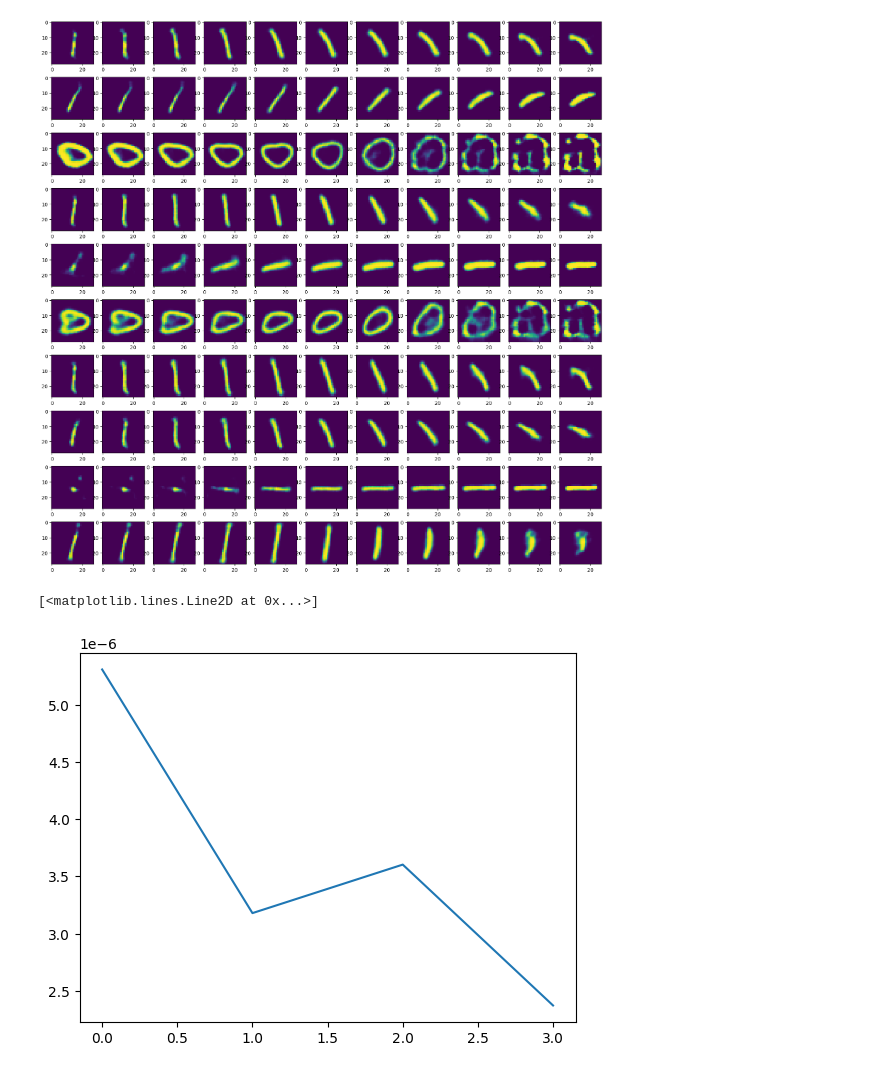
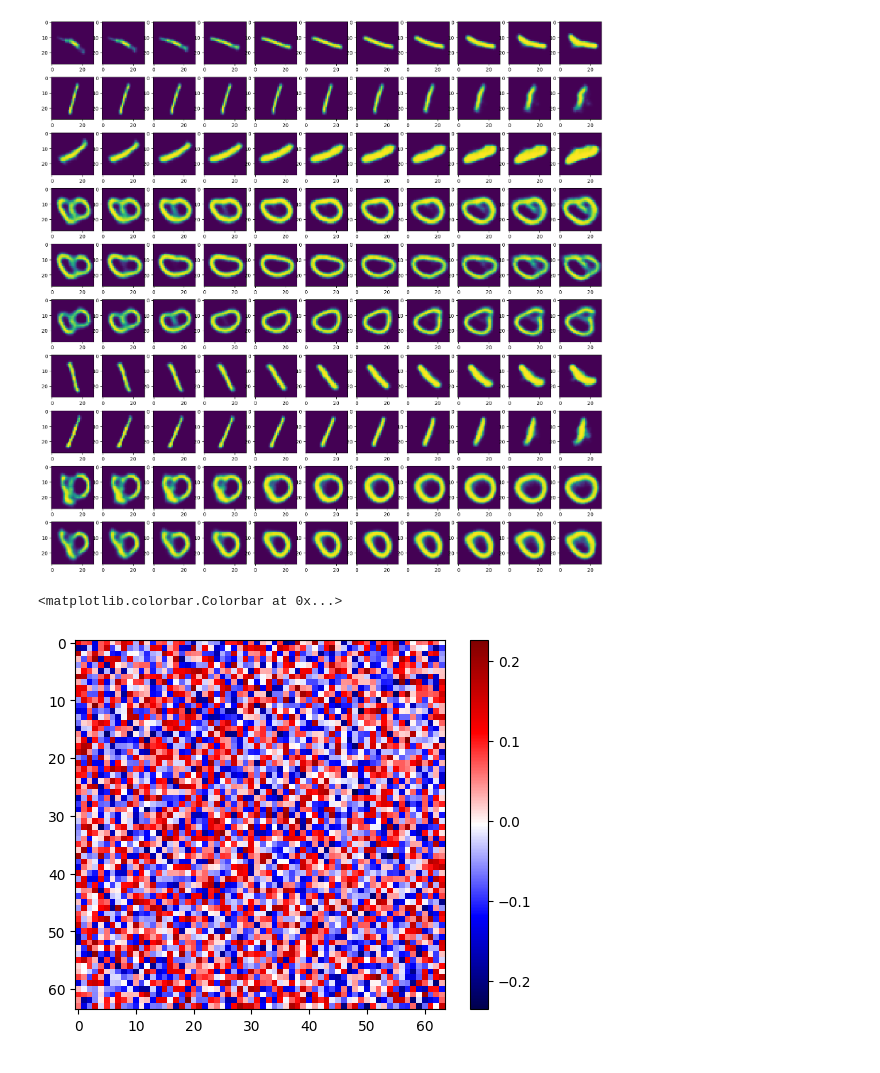
Before and after one commit to dc250601/SYMMETRY, a Jupyter notebook: ORACLE_LATENT.ipynb, the cells around one changed output. Drawn from its saved outputs; the diff is of its cells as text; code cells hidden in the pictures.

```diff
--- a/ORACLE_LATENT.ipynb
+++ b/ORACLE_LATENT.ipynb
@@ -19,7 +19,7 @@ from models import *
 # %%
 device = "cuda:0"
 LATENT_DIM = 64
-NUM_GENERATORS = 3
+NUM_GENERATORS = 10
 # %%
 # We will work with the distilled data for the sake of simplicity of our work, it turns out that the distilled dataset contains only 0s and 1s
 # %%
@@ -238,11 +297,12 @@ fig,axs = plt.subplots(10,11, figsize = (20,20))
 
 for i in range(10):
     for j,step in enumerate(np.arange(-1,1.2,0.2)):
-        axs[i,j].imshow(torch.sigmoid(model_VAE.decoder(model_fd(model_symmetry([zero,zero,theta*(step),],model_fe(X)))[:,:,None,None])).detach().cpu()[i,0,:,:])
+        axs[i,j].imshow(torch.sigmoid(model_VAE.decoder(model_fd(model_symmetry([zero,zero,theta*(step),zero,zero,zero,zero,zero,zero,zero],model_fe(X)))[:,:,None,None])).detach().cpu()[i,0,:,:])
 # %% [output]
-[figure, old version]
+[figure, new version]
 # %%
-plt.plot(loss_S_closure)
+plt.imshow(model_symmetry.group[0].algebra.cpu().detach(),cmap = "seismic")
+plt.colorbar()
 # %% [output]
-[<matplotlib.lines.Line2D at 0x...>]
+<matplotlib.colorbar.Colorbar at 0x...>
-[figure, old version]
+[figure, new version]
```
Also changed, not shown: parts of 9 cells of this notebook, 2 other files.
